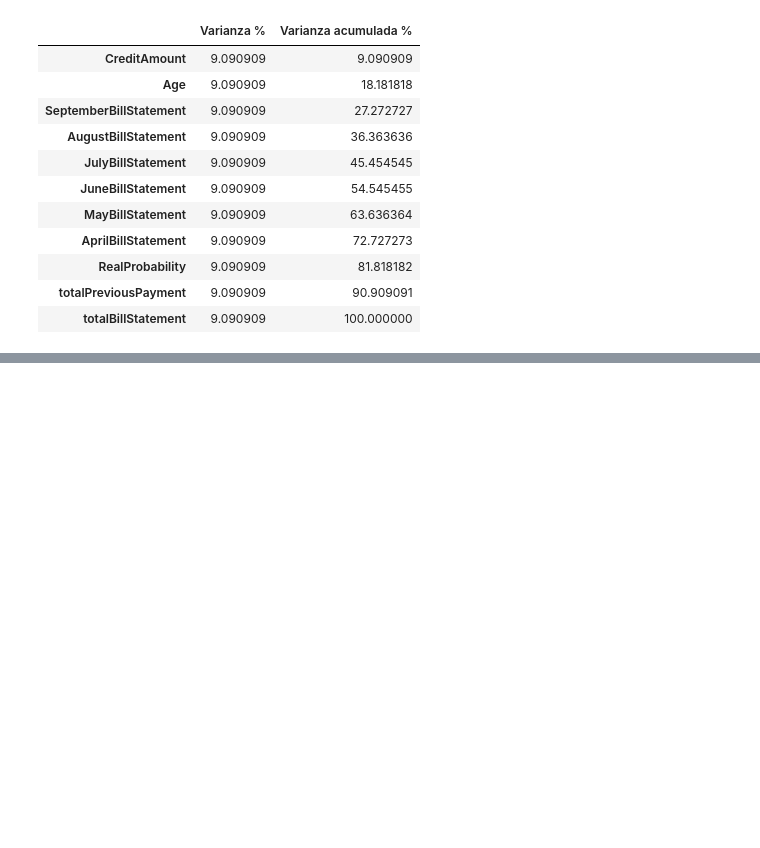
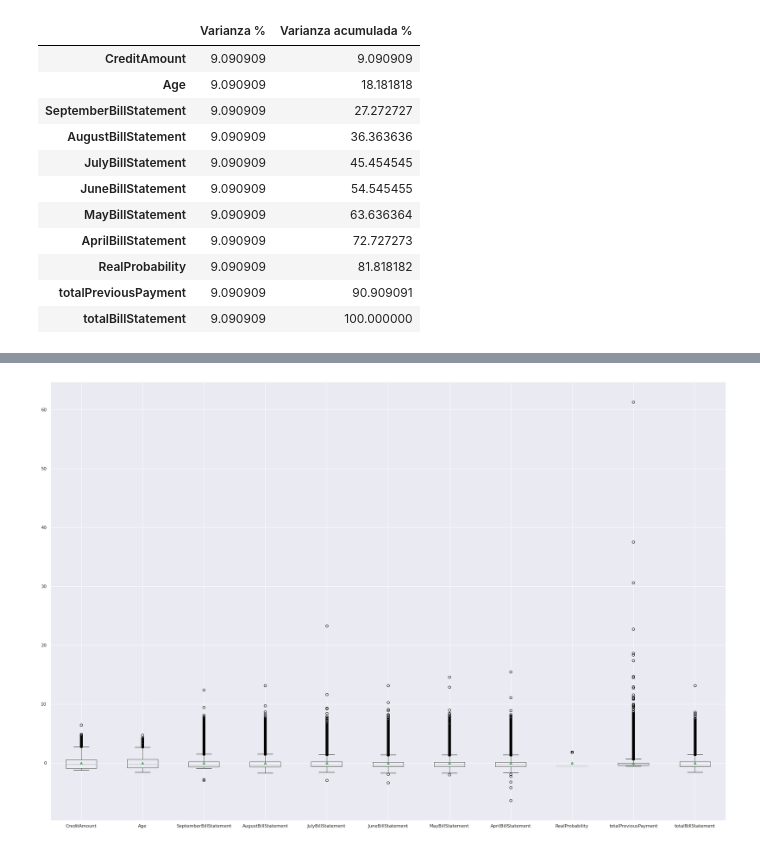
Before and after one commit to PosgradoMNA/actividades-del-projecto-equipo-51, a Jupyter notebook: Módulo_4_Actividad--4.ipynb, the cells around one changed output, grey strips where cells are left out. Drawn from its saved outputs; the diff is of its cells as text; code cells hidden in the pictures; blank space fills up the shorter version.

```diff
--- a/Módulo_4_Actividad--4.ipynb
+++ b/Módulo_4_Actividad--4.ipynb
@@ -348,0 +385,9 @@ pd.DataFrame({
+# %%
+#librería para graficar
+import matplotlib.pyplot as plt
+#identificación de los valores atípicos
+atp_val=scaled_paydf.boxplot(figsize=(30,20),showmeans=True)
+atp_val.plot()
+plt.show()
+# %% [output]
+[figure, added]
```
Also changed, not shown: parts of 11 cells of this notebook.
